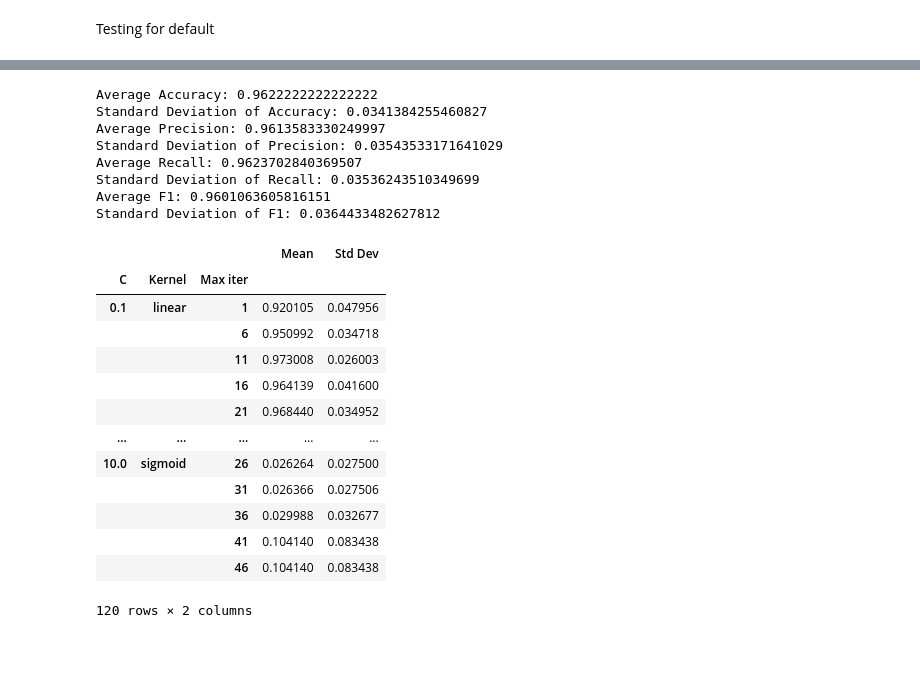
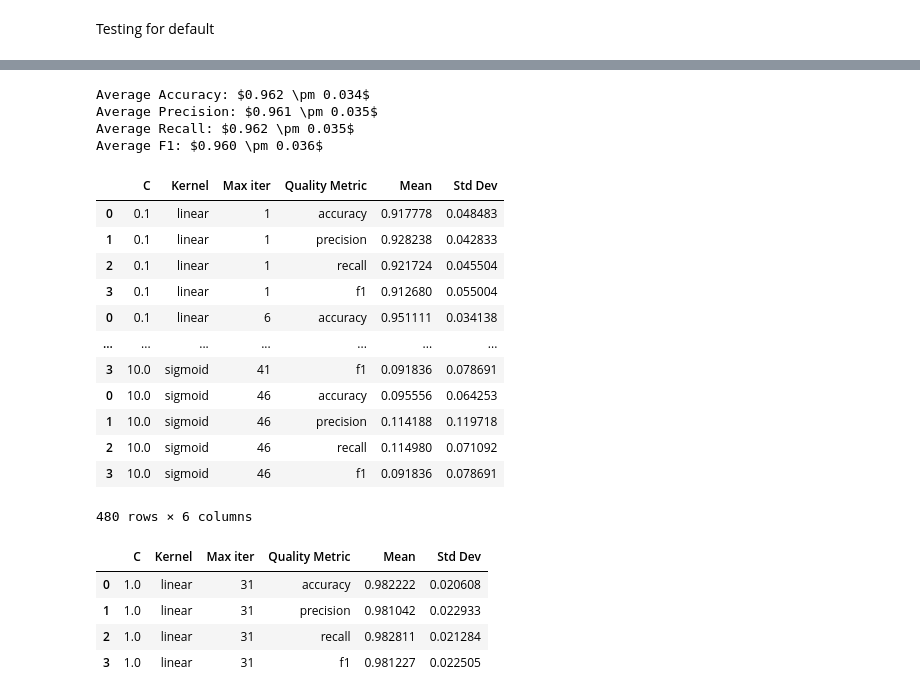
Before and after one commit to kubamarchut/wsi, a Jupyter notebook: ex-4/main.ipynb, the cells around one changed output, grey strips where cells are left out. Saved outputs shown, nothing was run; the diff lists cells and outputs as text; code cells hidden in the pictures; blank space fills up the shorter version.

```diff
--- a/ex-4/main.ipynb
+++ b/ex-4/main.ipynb
@@ -102,7 +96,7 @@ Standard Deviation of F1: 0.04647450346863861
 PARAMETERS = {
     'criterion': ['gini', 'entropy'],
     'splitter': ['best', 'random'],
-    'max_depth': [1, 2, 3, 4, 5, None]
+    'max_depth': [1, 2, 3, 4, 5, 10, 50, 100]
 }
 
 results_by_params = {}
@@ -118,8 +112,8 @@ for criterion_value in PARAMETERS['criterion']:
                     'Splitter': splitter_value,
                     'Max Depth': max_depth_value,
                     'Quality Metric': metric,
-                    'Mean': avg_scores[metric],
-                    'Std Dev': std_dev_scores[metric]
+                    'Średnia': avg_scores[metric],
+                    '$\\sigma$': std_dev_scores[metric]
                 })
 
             results_df = pd.DataFrame(results_for_params)
@@ -134,7 +128,8 @@ for criterion_value in PARAMETERS['criterion']:
 all_results_df = pd.concat(results_by_params.values())
 
 # Group by each parameter and calculate mean and standard deviation for each metric
-summary_df = all_results_df.groupby(['Criterion', 'Splitter', 'Max Depth']).agg({'Mean': 'mean', 'Std Dev': 'mean'})
+#summary_df = all_results_df.groupby(['Criterion', 'Splitter', 'Max Depth']).agg({'Średnia': 'mean', '$\\sigma$': 'mean'})
+summary_df = all_results_df
 #summary_df = summary_df.map(lambda x: '{:.3f}'.format(x).replace('.', ','))
 # Display the summary table
 display(summary_df)
@@ -196,7 +295,7 @@ def conduct_tests_svm(folds, scores_dict, random_states, params = None):
         if params is None:
             clf = SVC(random_state=random_state)
         else:
-            clf = SVC(random_state=random_state, **params, tol=10e-6)
+            clf = SVC(random_state=random_state, **params, tol=10e-16)
         kf = KFold(n_splits=folds, shuffle=True, random_state=random_state)
         results = cross_validate(clf, iris_data.data, iris_data.target, scoring=scores_dict,
                                 cv=kf)
@@ -217,17 +316,13 @@ def conduct_tests_svm(folds, scores_dict, random_states, params = None):
 test_res = conduct_tests_svm(FOLDS_N, SCORES_DICT, RANDOM_STATES)
 
 for score_name in SCORES_DICT.keys():
-    print(f"Average {score_name.capitalize()}: {test_res[0][score_name]}")
-    print(f"Standard Deviation of {score_name.capitalize()}: {test_res[1][score_name]}")
+    print(f"Average {score_name.capitalize()}: ${test_res[0][score_name]:.3f} \\pm {test_res[1][score_name]:.3f}$")
+    #print(f"Standard Deviation of {score_name.capitalize()}: {test_res[1][score_name]}")
 # %% [output]
-Average Accuracy: 0.9622222222222222
-Standard Deviation of Accuracy: 0.0341384255460827
-Average Precision: 0.9613583330249997
-Standard Deviation of Precision: 0.03543533171641029
-Average Recall: 0.9623702840369507
-Standard Deviation of Recall: 0.03536243510349699
-Average F1: 0.9601063605816151
-Standard Deviation of F1: 0.0364433482627812
+Average Accuracy: $0.962 \pm 0.034$
+Average Precision: $0.961 \pm 0.035$
+Average Recall: $0.962 \pm 0.035$
+Average F1: $0.960 \pm 0.036$
 # %%
 PARAMETERS = {
     'C': [0.1, 1, 10],
@@ -242,47 +337,56 @@ for c_value in PARAMETERS['C']:
     for kernel_value in PARAMETERS['kernel']:
         for max_iter_value in PARAMETERS['max_iter']:
             results_for_params = []
             avg_scores, std_dev_scores = conduct_tests_svm(FOLDS_N, SCORES_DICT, RANDOM_STATES, {'C': c_value, 'kernel': kernel_value, 'max_iter': max_iter_value})
             for metric in avg_scores.keys():
                 results_for_params.append({
                     'C': c_value,
                     'Kernel': kernel_value,
                     'Max iter': max_iter_value,
                     'Quality Metric': metric,
                     'Mean': avg_scores[metric],
                     'Std Dev': std_dev_scores[metric]
                 })
 
             results_df = pd.DataFrame(results_for_params)
             #results_df = results_df.pivot_table(index=['Criterion', 'Splitter', 'Max Depth'], columns='Quality Metric')
             results_by_params[(c_value, kernel_value, max_iter_value)] = results_df
 
 # Display the results for each combination of parameters
 #for params, results_df in results_by_params.items():
 #display(results_df)
 
 # Concatenate all dataframes into one
 all_results_df = pd.concat(results_by_params.values())
 
 # Group by each parameter and calculate mean and standard deviation for each metric
-summary_df = all_results_df.groupby(['C', 'Kernel', 'Max iter']).agg({'Mean': 'mean', 'Std Dev': 'mean'})
+#summary_df = all_results_df.groupby(['C', 'Kernel', 'Max iter']).agg({'Mean': 'mean', 'Std Dev': 'mean'})
+summary_df = all_results_df
 #summary_df = summary_df.map(lambda x: '{:.3f}'.format(x).replace('.', ','))
 # Display the summary table
 display(summary_df)
 # %% [output]
-|  |  |  | Mean | Std Dev |
-| C | Kernel | Max iter |  |  |
-| 0.1 | linear | 1 | 0.920105 | 0.047956 |
-|  |  | 6 | 0.950992 | 0.034718 |
-|  |  | 11 | 0.973008 | 0.026003 |
-|  |  | 16 | 0.964139 | 0.041600 |
-|  |  | 21 | 0.968440 | 0.034952 |
-| ... | ... | ... | ... | ... |
-| 10.0 | sigmoid | 26 | 0.026264 | 0.027500 |
-|  |  | 31 | 0.026366 | 0.027506 |
-|  |  | 36 | 0.029988 | 0.032677 |
-|  |  | 41 | 0.104140 | 0.083438 |
-|  |  | 46 | 0.104140 | 0.083438 |
+|  | C | Kernel | Max iter | Quality Metric | Mean | Std Dev |
+| 0 | 0.1 | linear | 1 | accuracy | 0.917778 | 0.048483 |
+| 1 | 0.1 | linear | 1 | precision | 0.928238 | 0.042833 |
+| 2 | 0.1 | linear | 1 | recall | 0.921724 | 0.045504 |
+| 3 | 0.1 | linear | 1 | f1 | 0.912680 | 0.055004 |
+| 0 | 0.1 | linear | 6 | accuracy | 0.951111 | 0.034138 |
+| ... | ... | ... | ... | ... | ... | ... |
+| 3 | 10.0 | sigmoid | 41 | f1 | 0.091836 | 0.078691 |
+| 0 | 10.0 | sigmoid | 46 | accuracy | 0.095556 | 0.064253 |
+| 1 | 10.0 | sigmoid | 46 | precision | 0.114188 | 0.119718 |
+| 2 | 10.0 | sigmoid | 46 | recall | 0.114980 | 0.071092 |
+| 3 | 10.0 | sigmoid | 46 | f1 | 0.091836 | 0.078691 |
-120 rows × 2 columns
+480 rows × 6 columns
+# %%
+summary_df[summary_df['Quality Metric'] == 'f1'].sort_values(by=["Mean"], ascending=False)
+summary_df[(summary_df['Kernel'] == 'linear') & (summary_df['C'] == 1.0) & (summary_df['Max iter'] == 31)]
+# %% [output]
+|  | C | Kernel | Max iter | Quality Metric | Mean | Std Dev |
+| 0 | 1.0 | linear | 31 | accuracy | 0.982222 | 0.020608 |
+| 1 | 1.0 | linear | 31 | precision | 0.981042 | 0.022933 |
+| 2 | 1.0 | linear | 31 | recall | 0.982811 | 0.021284 |
+| 3 | 1.0 | linear | 31 | f1 | 0.981227 | 0.022505 |
 # %%
 # Pivot the DataFrame for Criterion
```
Also changed, not shown: parts of 10 cells of this notebook.
